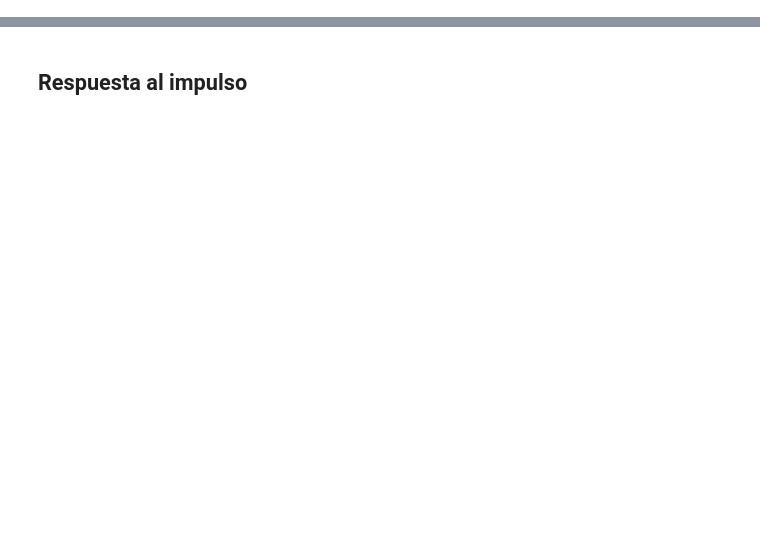
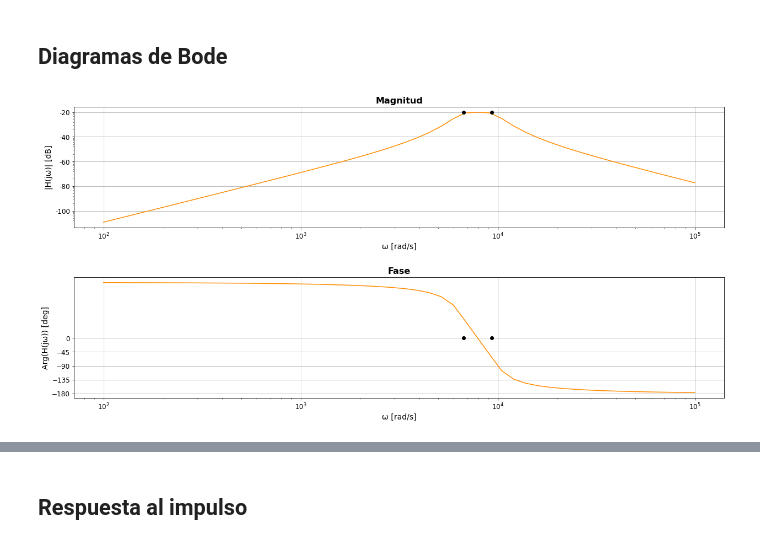
Before and after one commit to violetaperezandrade/TP-ADC, a Jupyter notebook: TP.ipynb, the cells around one changed output, grey strips where cells are left out. Saved outputs shown, nothing was run; the diff lists cells and outputs as text; code cells hidden in the pictures; blank space fills up the shorter version.

```diff
--- a/TP.ipynb
+++ b/TP.ipynb
@@ -218,0 +26,6 @@ plt.show();
+# %%
+num = [1.356 * 10**7, 0, 0]
+den = [1, 5207, 1.389 * 10**8, 3.264 *10**11, 3.928*10**15]
+
+H = ml.tf(num, den)
+H
@@ -218,0 +64,6 @@ plt.show();
+# %%
+p2 = np.poly1d([poles[0], poles[1]], r = True, variable = "s")
+p1 = np.poly1d([poles[2], poles[3]], r = True, variable = "s")
+
+print("Polinomio 1: \n", p1)
+print("\nPolinomio 2: \n", p2)
@@ -218,0 +78,5 @@ plt.show();
+# %%
+w01 = round(np.sqrt(p1[0]), 4)
+w02 = round(np.sqrt(p2[0]), 4)
+Q1 = round(w01 / p1[1], 4)
+Q2 = round(w02 / p2[1], 4)
@@ -218,0 +126,48 @@ plt.show();
+# %% [markdown]
+## Diagramas de Bode
+# %%
+def bodePlots(H, w01 = None, w02 = None,lineColor = "darkorange"):
+    mag, phase, omega = ml.bode(H, dB = True, deg = True, color = "darkorange", plot = False)
+    phase = [ph * 180 / np.pi for ph in phase]  #Siempre te devuelve en radianes la funcion
+    yTicksBodeMg = [str(i) for i in range(-140, 20, 20)]
+    yTicksBodePh = [i for i in range(-360, 45, 45)]
+
+    fig, axs = plt.subplots(2)
+    #Bode Magnitude Plot
+    axs[0].plot(omega, mag, color = lineColor)
+    axs[0].set_xscale("log")
+    axs[0].set_yscale("log")
+    axs[0].set_yticklabels(yTicksBodeMg)
+    axs[0].set_xlabel('ω [rad/s]', fontsize = 14)
+    axs[0].set_ylabel('|H(jω)| [dB]', fontsize = 14)
+    axs[0].set_title('Magnitud', fontsize = 16, fontweight = 'bold')
+    if (w01 != None):
+        axs[0].plot(w01, 1, marker = 'o',c = 'black')
+    if (w02 != None):
+        axs[0].plot(w02, 1, marker = 'o',c = 'black')
+
+    axs[0].tick_params(axis='both', labelsize=12)
+    axs[0].grid()
+
+    #Bode Phase Plot
+    axs[1].plot(omega, phase, color = lineColor)
+    axs[1].set_xscale("log")
+    axs[1].set_yticks(yTicksBodePh)
+    axs[1].set_xlabel('ω [rad/s]', fontsize = 14)
+    axs[1].set_ylabel('Arg(H(jω)) [deg]', fontsize = 14)
+    axs[1].set_title('Fase', fontsize = 16, fontweight = 'bold')
+    if (w01 != None):
+        axs[1].plot(w01, 1, marker = 'o',c = 'black')
+    if (w02 != None):
+        axs[1].plot(w02, 1, marker = 'o',c = 'black')
+
+    axs[1].tick_params(axis='both', labelsize=12)
+    axs[1].grid()
+
+    fig.set_size_inches(18, 9)
+    fig.tight_layout(pad=3.0)
+    plt.show();
+
+bodePlots(H, w01, w02)
+# %% [output]
+[figure, added]
```
Also changed, not shown: parts of 82 cells of this notebook.
